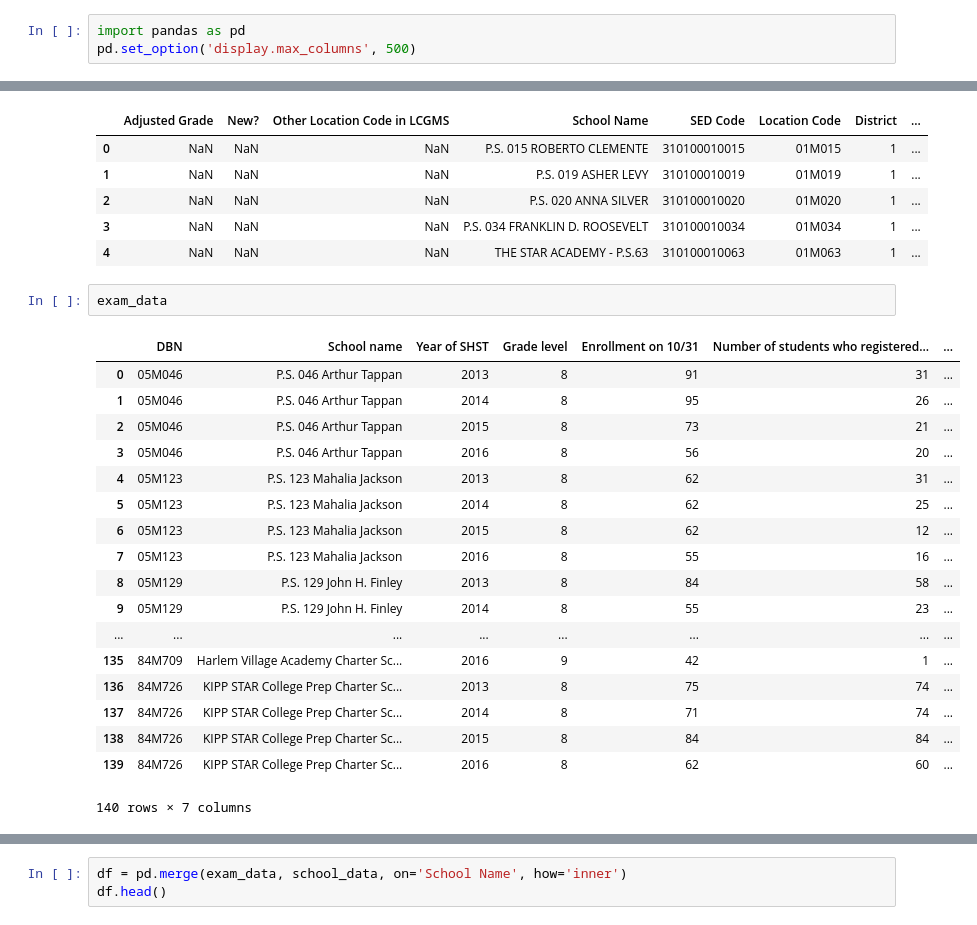
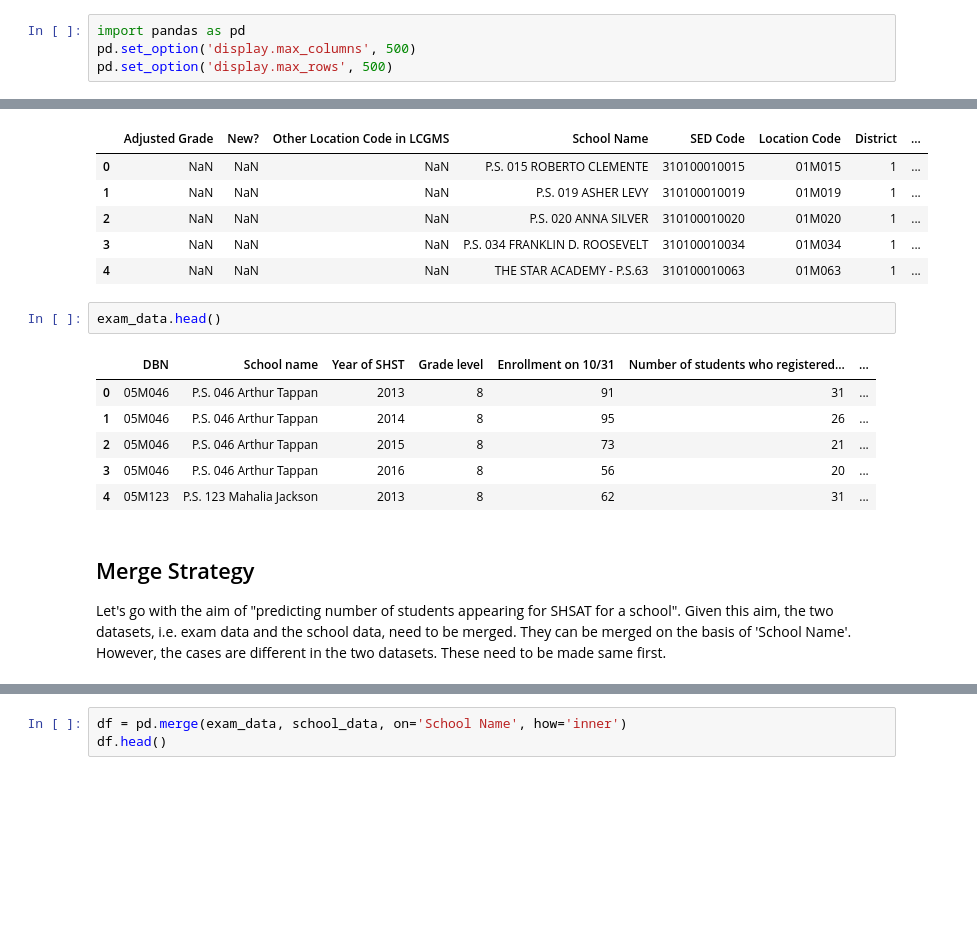
Before and after one commit to gdgupte/schools, a Jupyter notebook: EDA.ipynb, the cells around one changed output, grey strips where cells are left out. Cells and saved outputs as stored; diff of their text form; blank space fills up the shorter version.

```diff
--- a/EDA.ipynb
+++ b/EDA.ipynb
@@ -1,3 +3,4 @@
 # %%
 import pandas as pd
 pd.set_option('display.max_columns', 500)
+pd.set_option('display.max_rows', 500)
@@ -13,26 +19,17 @@ school_data.head()
 | 3 | NaN | NaN | NaN | P.S. 034 FRANKLIN D. ROOSEVELT | 310100010034 | 01M034 | 1 | ... |
 | 4 | NaN | NaN | NaN | THE STAR ACADEMY - P.S.63 | 310100010063 | 01M063 | 1 | ... |
 # %%
-exam_data
+exam_data.head()
 # %% [output]
 |  | DBN | School name | Year of SHST | Grade level | Enrollment on 10/31 | Number of students who registered... | ... |
 | 0 | 05M046 | P.S. 046 Arthur Tappan | 2013 | 8 | 91 | 31 | ... |
 | 1 | 05M046 | P.S. 046 Arthur Tappan | 2014 | 8 | 95 | 26 | ... |
 | 2 | 05M046 | P.S. 046 Arthur Tappan | 2015 | 8 | 73 | 21 | ... |
 | 3 | 05M046 | P.S. 046 Arthur Tappan | 2016 | 8 | 56 | 20 | ... |
 | 4 | 05M123 | P.S. 123 Mahalia Jackson | 2013 | 8 | 62 | 31 | ... |
-| 5 | 05M123 | P.S. 123 Mahalia Jackson | 2014 | 8 | 62 | 25 | ... |
-| 6 | 05M123 | P.S. 123 Mahalia Jackson | 2015 | 8 | 62 | 12 | ... |
-| 7 | 05M123 | P.S. 123 Mahalia Jackson | 2016 | 8 | 55 | 16 | ... |
-| 8 | 05M129 | P.S. 129 John H. Finley | 2013 | 8 | 84 | 58 | ... |
-| 9 | 05M129 | P.S. 129 John H. Finley | 2014 | 8 | 55 | 23 | ... |
-| ... | ... | ... | ... | ... | ... | ... | ... |
-| 135 | 84M709 | Harlem Village Academy Charter Sc... | 2016 | 9 | 42 | 1 | ... |
-| 136 | 84M726 | KIPP STAR College Prep Charter Sc... | 2013 | 8 | 75 | 74 | ... |
-| 137 | 84M726 | KIPP STAR College Prep Charter Sc... | 2014 | 8 | 71 | 74 | ... |
-| 138 | 84M726 | KIPP STAR College Prep Charter Sc... | 2015 | 8 | 84 | 84 | ... |
-| 139 | 84M726 | KIPP STAR College Prep Charter Sc... | 2016 | 8 | 62 | 60 | ... |
-140 rows × 7 columns
+# %% [markdown]
+## Merge Strategy
+Let's go with the aim of "predicting number of students appearing for SHSAT for a school". Given this aim, the two datasets, i.e. exam data and the school data, need to be merged. They can be merged on the basis of 'School Name'. However, the cases are different in the two datasets. These need to be made same first.
 # %%
 exam_data.rename(columns={'School name': 'School Name'}, inplace=True)
 exam_data['School Name']=exam_data['School Name'].str.upper()
```
Also changed, not shown: parts of 20 cells of this notebook.
